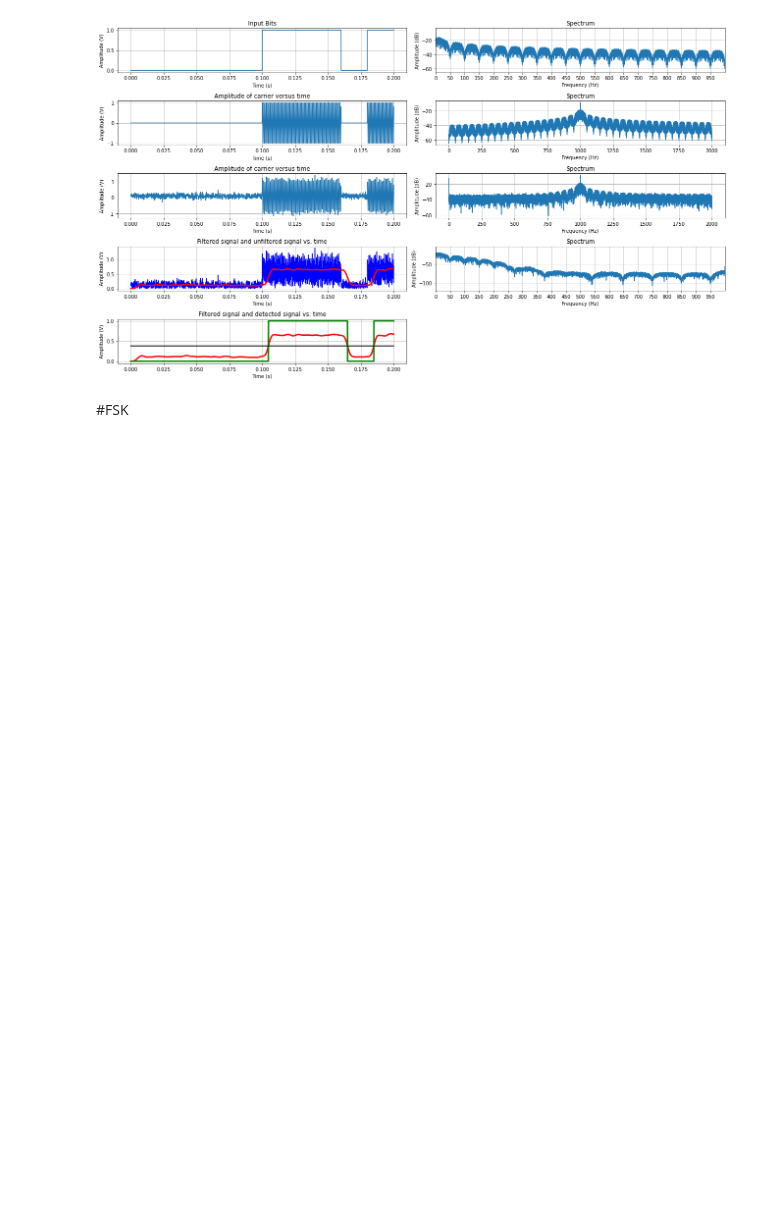
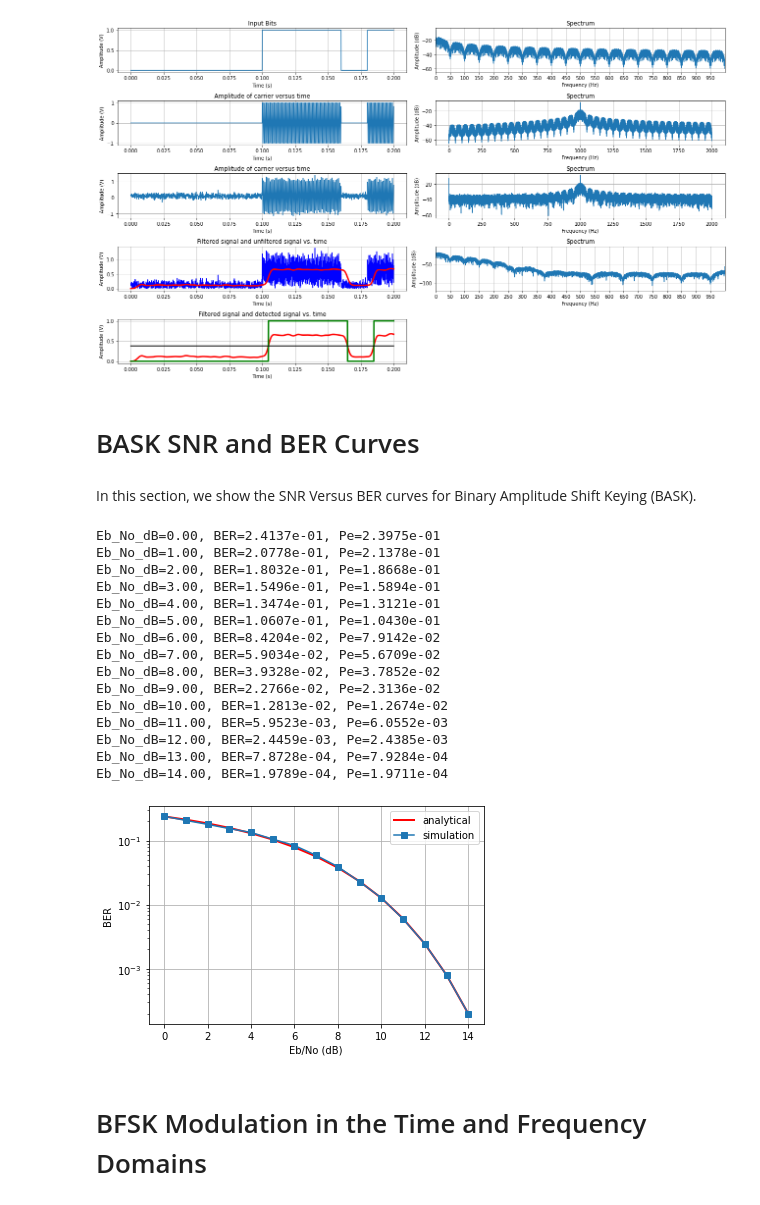
Before and after one commit to mkjubran/ENEE4103, a Jupyter notebook: DigitalModulation.ipynb, the cells around one changed output. Saved outputs shown, nothing was run; the diff lists cells and outputs as text; code cells hidden in the pictures; blank space fills up the shorter version.

```diff
--- a/DigitalModulation.ipynb
+++ b/DigitalModulation.ipynb
@@ -209,5 +211,75 @@ bit errors = 0
 bits transmitted = 640
 bit error percent = 0.00%
 [figure]
-# %% [markdown]
-#FSK
+# %% [markdown]
+# BASK SNR and BER Curves
+# %% [markdown]
+In this section, we show the SNR Versus BER curves for Binary Amplitude Shift Keying (BASK).
+# %%
+from numpy import *
+from scipy.special import erfc
+import matplotlib.pyplot as plt
+
+SNR_MIN     = 0
+SNR_MAX     = 14
+Eb_No_dB    = arange(SNR_MIN,SNR_MAX+1)
+SNR         = 10**(Eb_No_dB/10.0)  # linear SNR
+
+Pe          = empty(shape(SNR))
+BER         = empty(shape(SNR))
+
+loop = 0
+for snr in SNR:      # SNR loop
+ Pe[loop] = 0.5*erfc(0.5*sqrt(snr))
+ VEC_SIZE = int(ceil(1000/Pe[loop]))  # vector length is a function of Pe
+
+ # signal vector, new vector for each SNR value
+ s = random.randint(0,high=2,size=int(VEC_SIZE))
+
+ # linear power of the noise; average signal power = 1
+ No = 1.0/snr
+
+ # noise
+ n = sqrt(No/2)*random.randn(VEC_SIZE)
+
+ # signal + noise
+ x = s + n
+
+ # decode received signal + noise
+ y = (x>0.5)
+
+ # find erroneous symbols
+ err = where(y != s)
+ error_sum = float(len(err[0]))
+ BER[loop] = error_sum/VEC_SIZE
+ print('Eb_No_dB=%4.2f, BER=%10.4e, Pe=%10.4e' % \
+        (Eb_No_dB[loop], BER[loop], Pe[loop]))
+ loop += 1
+
+#plt.semilogy(Eb_No_dB, Pe,'r',Eb_No_dB, BER,'s')
+plt.semilogy(Eb_No_dB, Pe,'r',linewidth=2)
+plt.semilogy(Eb_No_dB, BER,'-s')
+plt.grid(True)
+plt.legend(('analytical','simulation'))
+plt.xlabel('Eb/No (dB)')
+plt.ylabel('BER')
+plt.show()
+# %% [output]
+Eb_No_dB=0.00, BER=2.4137e-01, Pe=2.3975e-01
+Eb_No_dB=1.00, BER=2.0778e-01, Pe=2.1378e-01
+Eb_No_dB=2.00, BER=1.8032e-01, Pe=1.8668e-01
+Eb_No_dB=3.00, BER=1.5496e-01, Pe=1.5894e-01
+Eb_No_dB=4.00, BER=1.3474e-01, Pe=1.3121e-01
+Eb_No_dB=5.00, BER=1.0607e-01, Pe=1.0430e-01
+Eb_No_dB=6.00, BER=8.4204e-02, Pe=7.9142e-02
+Eb_No_dB=7.00, BER=5.9034e-02, Pe=5.6709e-02
+Eb_No_dB=8.00, BER=3.9328e-02, Pe=3.7852e-02
+Eb_No_dB=9.00, BER=2.2766e-02, Pe=2.3136e-02
+Eb_No_dB=10.00, BER=1.2813e-02, Pe=1.2674e-02
+Eb_No_dB=11.00, BER=5.9523e-03, Pe=6.0552e-03
+Eb_No_dB=12.00, BER=2.4459e-03, Pe=2.4385e-03
+Eb_No_dB=13.00, BER=7.8728e-04, Pe=7.9284e-04
+Eb_No_dB=14.00, BER=1.9789e-04, Pe=1.9711e-04
+[figure, added]
+# %% [markdown]
+# BFSK Modulation in the Time and Frequency Domains
```
Also changed, not shown: parts of 16 cells of this notebook.
